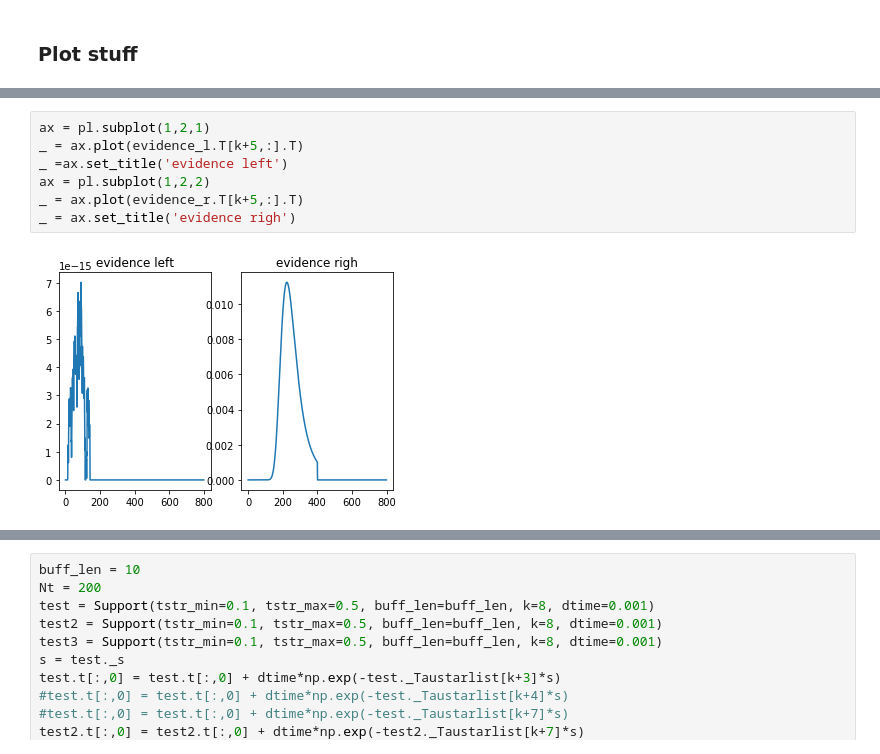
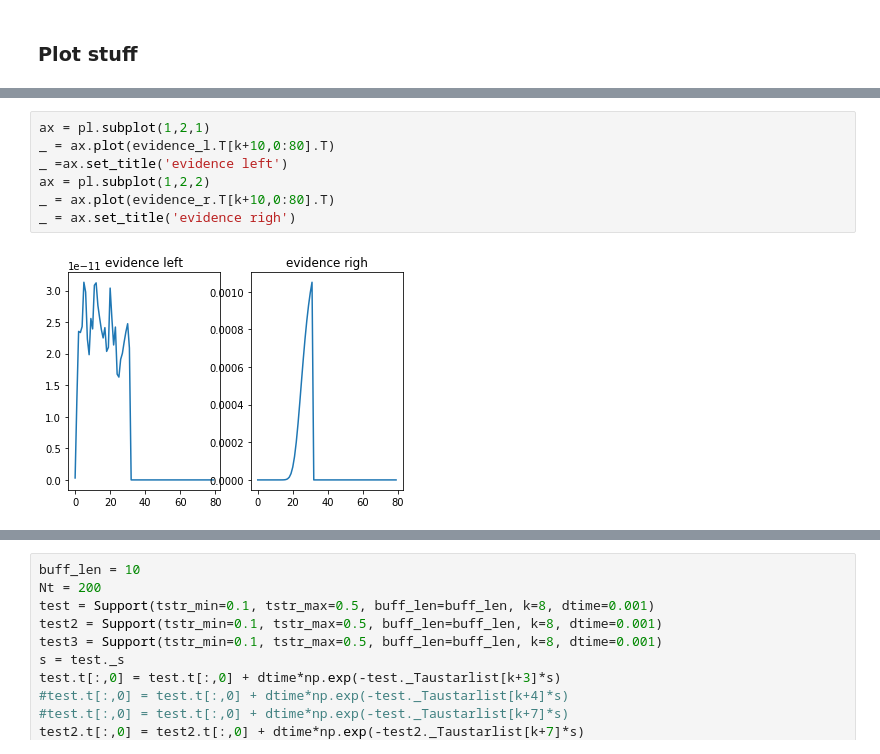
Before and after one commit to viipp/symbolic_processing, a Jupyter notebook: ssn.ipynb, the cells around one changed output, grey strips where cells are left out. Cells and saved outputs as stored; diff of their text form.

```diff
--- a/ssn.ipynb
+++ b/ssn.ipynb
@@ -430,9 +580,9 @@ _ = ax.set_title('evidence righ')
 # %%
 ax = pl.subplot(1,2,1)
-_ = ax.plot(evidence_l.T[k+5,:].T)
+_ = ax.plot(evidence_l.T[k+10,0:80].T)
 _ =ax.set_title('evidence left')
 ax = pl.subplot(1,2,2)
-_ = ax.plot(evidence_r.T[k+5,:].T)
+_ = ax.plot(evidence_r.T[k+10,0:80].T)
 _ = ax.set_title('evidence righ')
 # %% [output]
-[figure, old version]
+[figure, new version]
```
Also changed, not shown: parts of 31 cells of this notebook.
